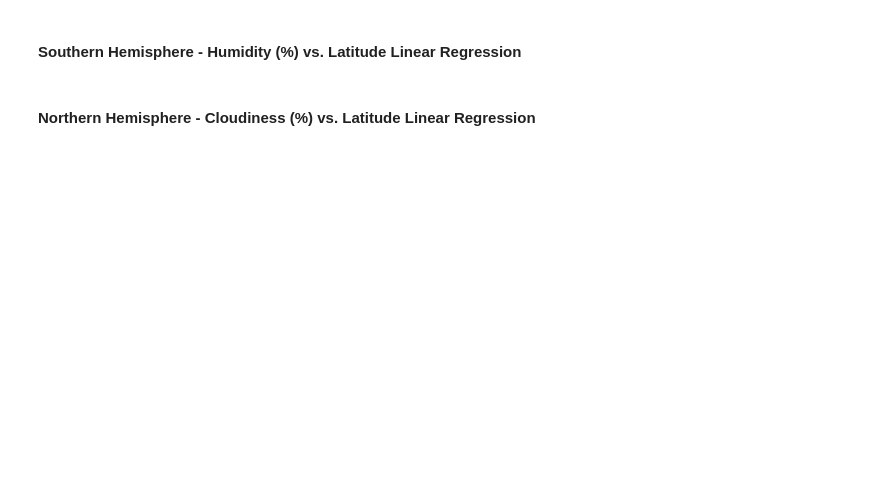
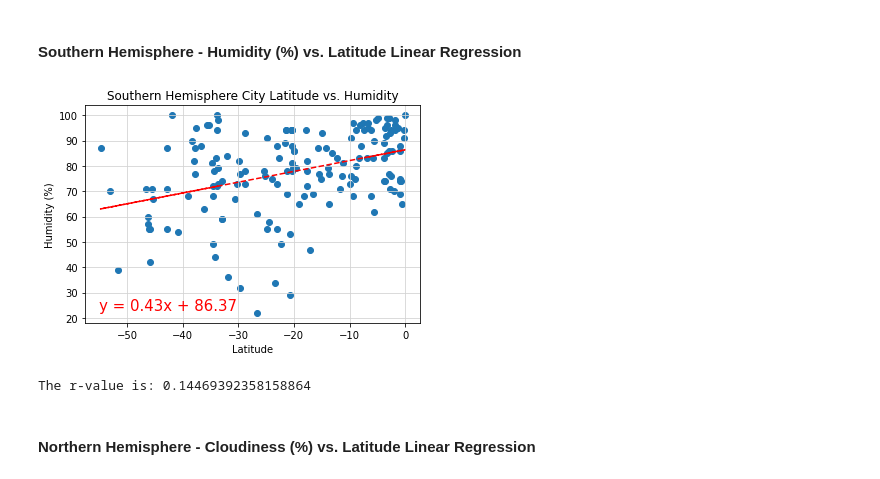
Before and after one commit to RobinWaves/python-api-challenge, a Jupyter notebook: WeatherPy/WeatherPy.ipynb, the cells around one changed output. Saved outputs shown, nothing was run; the diff lists cells and outputs as text; code cells hidden in the pictures; blank space fills up the shorter version.

```diff
--- a/WeatherPy/WeatherPy.ipynb
+++ b/WeatherPy/WeatherPy.ipynb
@@ -261,27 +317,30 @@ print(f"The r-value is: {nhl_r}")
 # %%
 south_hemi_humidity = south_hemi['Humidity']
 # Perform a linear regression for the Southern Hemisphere on cities humidity vs latitude
 shl_slope, shl_int, shl_r, shl_p, shl_std_err = linregress(south_hemi_lat, south_hemi_humidity)
 
 # Create equation of line to calculate predicted humidity
 shl_fit = shl_slope * south_hemi_lat + shl_int
 
 # Create line equation string
 line_eq = f"y = {shl_slope:1.2f}x + {shl_int:1.2f}"
 
 plt.scatter(south_hemi_lat, south_hemi_humidity)
 plt.plot(south_hemi_lat, shl_fit, "--", color = 'r')
 
 plt.title("Southern Hemisphere City Latitude vs. Humidity")
 plt.xlabel("Latitude")
 plt.ylabel("Humidity (%)")
 plt.grid (b=True,which='major',axis='both',linestyle='-',color='lightgrey')
-plt.annotate(line_eq,(-57, 23),fontsize=15,color="red")
+plt.annotate(line_eq,(-55, 23),fontsize=15,color="red")
 
 plt.savefig('output_data/SouthHemiLatVsHumid')
 plt.show()
 
-print(f"The r-value is: {shl_r}")
+print(f"The r-value is: {shl_r**2}")
+# %% [output]
+[figure, added]
+The r-value is: 0.14469392358158864
 # %% [markdown]
 ####  Northern Hemisphere - Cloudiness (%) vs. Latitude Linear Regression
 # %%
```
Also changed, not shown: parts of 18 cells of this notebook, 14 other files.
